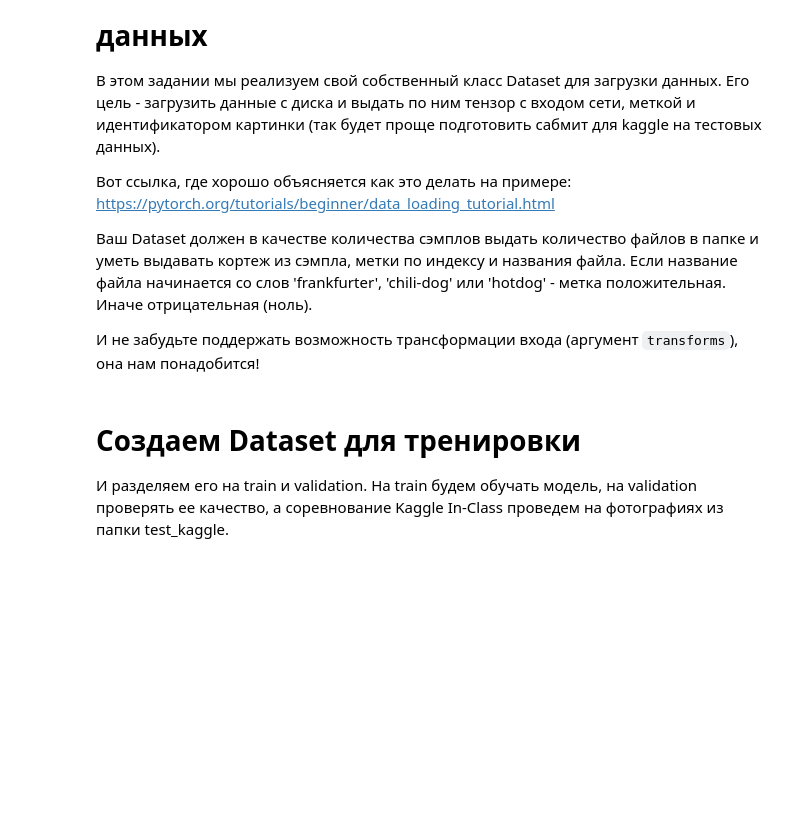
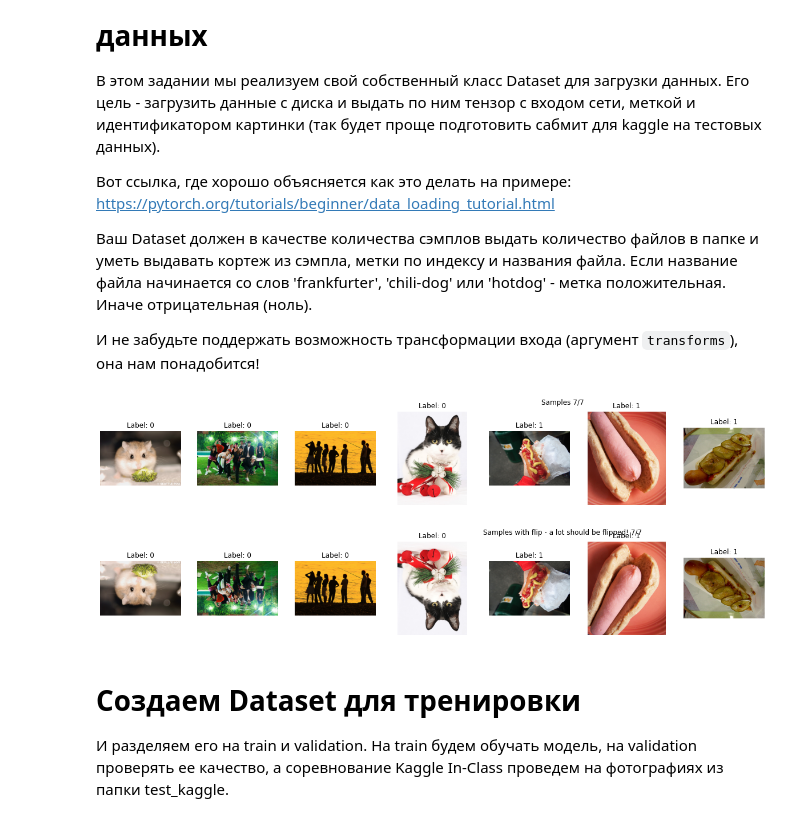
Before and after one commit to Eldervald/dlcourse_ai, a Jupyter notebook: assignments/assignment4/HotdogOrNot.ipynb, the cells around one changed output. Saved outputs shown, nothing was run; the diff lists cells and outputs as text; code cells hidden in the pictures; blank space fills up the shorter version.

```diff
--- a/assignments/assignment4/HotdogOrNot.ipynb
+++ b/assignments/assignment4/HotdogOrNot.ipynb
@@ -74,42 +92,54 @@ device = torch.device("cuda:0") # Let's make sure GPU is available!
 # %%
 class HotdogOrNotDataset(Dataset):
     def __init__(self, folder, transform=None):
         self.transform = transform
-
-        # TODO: Your code here!
+        self.folder = folder
+        self.files_list = os.listdir(self.folder)
 
     def __len__(self):
-        raise Exception("Not implemented!")
+        return len(self.files_list)
 
     def __getitem__(self, index):
-        # TODO Implement getting item by index
-        # Hint: os.path.join is helpful!
-        raise Exception("Not implemented!")
+        file_name = self.files_list[index]
+        path = os.path.join(self.folder, file_name)
+        img = Image.open(path)
+
+        if self.transform:
+            img = self.transform(img)
+
+        img_id = file_name
+        label = file_name[:file_name.find('_')]
+        y = int(label in ['frankfurter', 'chili-dog', 'hotdog'])
+
         return img, y, img_id
 
 def visualize_samples(dataset, indices, title=None, count=10):
     # visualize random 10 samples
     plt.figure(figsize=(count*3,3))
     display_indices = indices[:count]
     if title:
         plt.suptitle("%s %s/%s" % (title, len(display_indices), len(indices)))
     for i, index in enumerate(display_indices):
         x, y, _ = dataset[index]
         plt.subplot(1,count,i+1)
         plt.title("Label: %s" % y)
         plt.imshow(x)
         plt.grid(False)
         plt.axis('off')
 
 orig_dataset = HotdogOrNotDataset(train_folder)
 indices = np.random.choice(np.arange(len(orig_dataset)), 7, replace=False)
 
 visualize_samples(orig_dataset, indices, "Samples")
+# %% [output]
+[figure, added]
 # %%
 # Let's make sure transforms work!
 dataset = HotdogOrNotDataset(train_folder, transform=transforms.RandomVerticalFlip(0.9))
 
 visualize_samples(dataset, indices, "Samples with flip - a lot should be flipped!")
+# %% [output]
+[figure, added]
 # %% [markdown]
 # Создаем Dataset для тренировки
 
```
Also changed, not shown: parts of 19 cells of this notebook.
